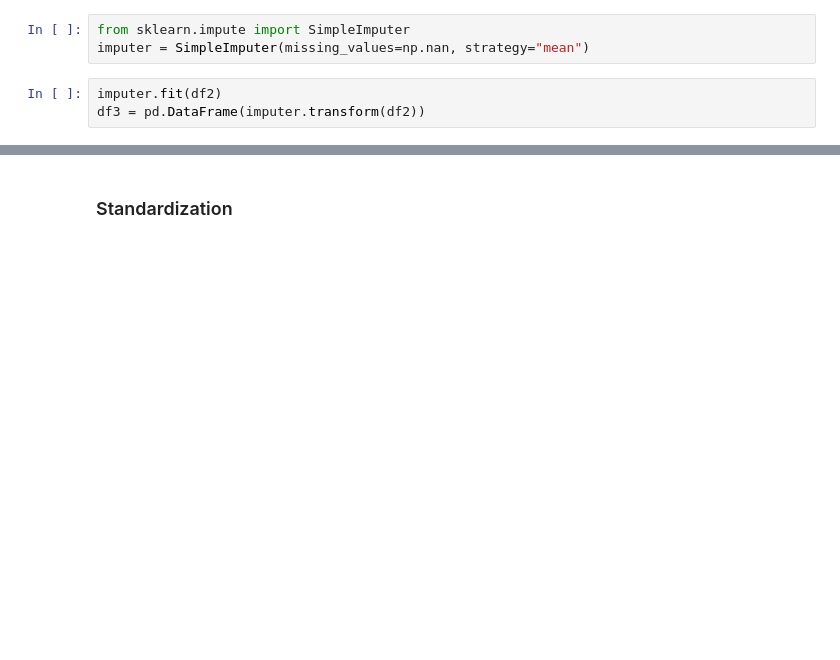
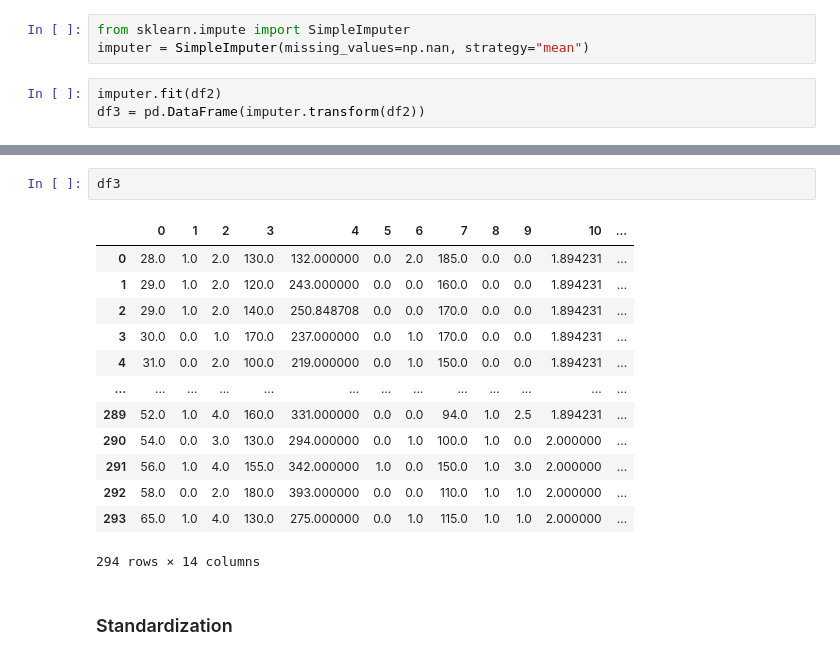
Before and after one commit to campe2802/Essential-Statistics-for-Non-STEM-Data-Analysts, a Jupyter notebook: Chapter01/Chapter1.ipynb, the cells around one changed output, grey strips where cells are left out. Cells and saved outputs as stored; diff of their text form; blank space fills up the shorter version.

```diff
--- a/Chapter01/Chapter1.ipynb
+++ b/Chapter01/Chapter1.ipynb
@@ -137,3 +265,19 @@ np.sum(np.sum(np.isnan(df3)))
+# %%
+df3
+# %% [output]
+|  | 0 | 1 | 2 | 3 | 4 | 5 | 6 | 7 | 8 | 9 | 10 | ... |
+| 0 | 28.0 | 1.0 | 2.0 | 130.0 | 132.000000 | 0.0 | 2.0 | 185.0 | 0.0 | 0.0 | 1.894231 | ... |
+| 1 | 29.0 | 1.0 | 2.0 | 120.0 | 243.000000 | 0.0 | 0.0 | 160.0 | 0.0 | 0.0 | 1.894231 | ... |
+| 2 | 29.0 | 1.0 | 2.0 | 140.0 | 250.848708 | 0.0 | 0.0 | 170.0 | 0.0 | 0.0 | 1.894231 | ... |
+| 3 | 30.0 | 0.0 | 1.0 | 170.0 | 237.000000 | 0.0 | 1.0 | 170.0 | 0.0 | 0.0 | 1.894231 | ... |
+| 4 | 31.0 | 0.0 | 2.0 | 100.0 | 219.000000 | 0.0 | 1.0 | 150.0 | 0.0 | 0.0 | 1.894231 | ... |
+| ... | ... | ... | ... | ... | ... | ... | ... | ... | ... | ... | ... | ... |
+| 289 | 52.0 | 1.0 | 4.0 | 160.0 | 331.000000 | 0.0 | 0.0 | 94.0 | 1.0 | 2.5 | 1.894231 | ... |
+| 290 | 54.0 | 0.0 | 3.0 | 130.0 | 294.000000 | 0.0 | 1.0 | 100.0 | 1.0 | 0.0 | 2.000000 | ... |
+| 291 | 56.0 | 1.0 | 4.0 | 155.0 | 342.000000 | 1.0 | 0.0 | 150.0 | 1.0 | 3.0 | 2.000000 | ... |
+| 292 | 58.0 | 0.0 | 2.0 | 180.0 | 393.000000 | 0.0 | 0.0 | 110.0 | 1.0 | 1.0 | 2.000000 | ... |
+| 293 | 65.0 | 1.0 | 4.0 | 130.0 | 275.000000 | 0.0 | 1.0 | 115.0 | 1.0 | 1.0 | 2.000000 | ... |
+294 rows × 14 columns
 # %% [markdown]
 ### Standardization
 # %%
```
Also changed, not shown: parts of 27 cells of this notebook.
